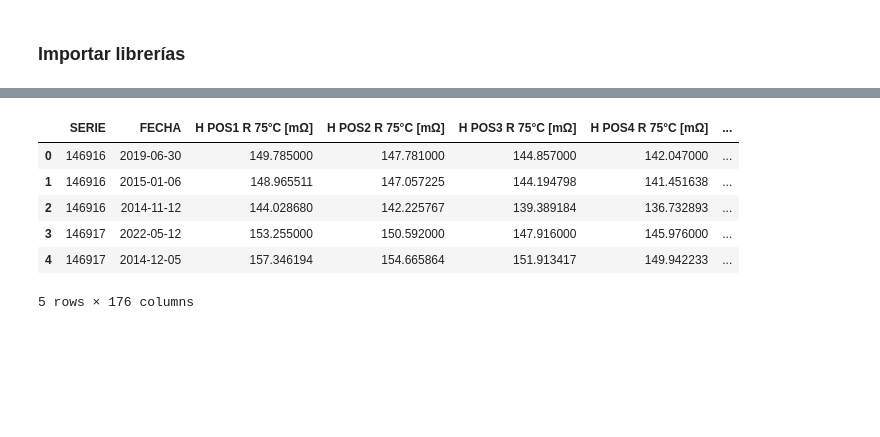
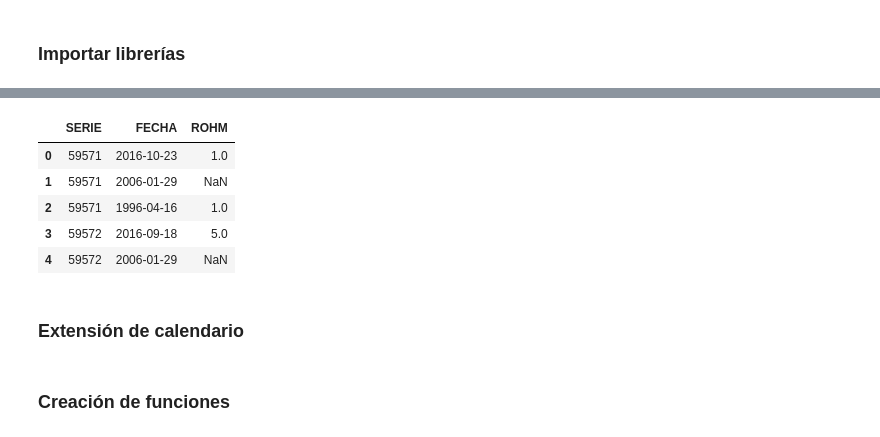
Before and after one commit to ronaldquispeO/Transformadores_R-D, a Jupyter notebook: notebooks/ARRrohm.ipynb, the cells around one changed output, grey strips where cells are left out. Saved outputs shown, nothing was run; the diff lists cells and outputs as text; code cells hidden in the pictures; blank space fills up the shorter version.

```diff
--- a/notebooks/ARRrohm.ipynb
+++ b/notebooks/ARRrohm.ipynb
@@ -90,21 +78,12 @@ df.head()
 # %%
-# Columnas de resistencia (terminan en mΩ)
-res_cols = [c for c in df.columns if c.endswith("[mΩ]")]
+# ---------------------------
+# CÁLCULO DE SCORES
+# ---------------------------
+delta_cols = [c for c in df.columns if c.endswith("_Delta")]
 
-for col in res_cols:
-    # valor inicial por SERIE en la fecha mínima
-    ref = df.groupby("SERIE").apply(lambda g: g.loc[g["FECHA"].idxmin(), col])
-    ref_mapped = df["SERIE"].map(ref)
-
-    # variación porcentual
-    delta = abs((df[col] - ref_mapped) / ref_mapped) * 100
-
-    # reemplazar inf por NaN (división por cero)
-    delta = delta.replace([np.inf, -np.inf], np.nan)
-
-    # si alguno es NaN o ref/valor es 0 -> NaN
-    mask = df[col].isna() | ref_mapped.isna() | (ref_mapped == 0) | (df[col] == 0)
-    delta[mask] = np.nan
-
-    # agregar columna nueva
-    df[f"{col}_Delta"] = delta
+for col in delta_cols:
+    puntaje_col = col.replace("_Delta", "_Score")
+    df[puntaje_col] = df[col].apply(
+        lambda x: np.nan if pd.isna(x) else (1 if x < 5 else 5)
+    )
+df.head()
@@ -111,11 +98,18 @@ for col in res_cols:
 # %%
-df.head()
+# ---------------------------
+# ROHM FINAL
+# ---------------------------
+score_cols = [c for c in df.columns if c.endswith("_Score")]
+df["ROHM"] = df[score_cols].max(axis=1)
+df_ROHM = df[['SERIE', 'FECHA', 'ROHM']]
+df_ROHM.head()
 # %% [output]
-|  | SERIE | FECHA | H POS1 R 75°C [mΩ] | H POS2 R 75°C [mΩ] | H POS3 R 75°C [mΩ] | H POS4 R 75°C [mΩ] | ... |
-| 0 | 146916 | 2019-06-30 | 149.785000 | 147.781000 | 144.857000 | 142.047000 | ... |
-| 1 | 146916 | 2015-01-06 | 148.965511 | 147.057225 | 144.194798 | 141.451638 | ... |
-| 2 | 146916 | 2014-11-12 | 144.028680 | 142.225767 | 139.389184 | 136.732893 | ... |
-| 3 | 146917 | 2022-05-12 | 153.255000 | 150.592000 | 147.916000 | 145.976000 | ... |
-| 4 | 146917 | 2014-12-05 | 157.346194 | 154.665864 | 151.913417 | 149.942233 | ... |
+|  | SERIE | FECHA | ROHM |
+| 0 | 59571 | 2016-10-23 | 1.0 |
+| 1 | 59571 | 2006-01-29 | NaN |
+| 2 | 59571 | 1996-04-16 | 1.0 |
+| 3 | 59572 | 2016-09-18 | 5.0 |
+| 4 | 59572 | 2006-01-29 | NaN |
-5 rows × 176 columns
+# %% [markdown]
+### Extensión de calendario
 # %%
@@ -131 +159,3 @@ for col in delta_cols:
+# %% [markdown]
+### Creación de funciones
 # %%
```
Also changed, not shown: parts of 15 cells of this notebook, 21 other files.
